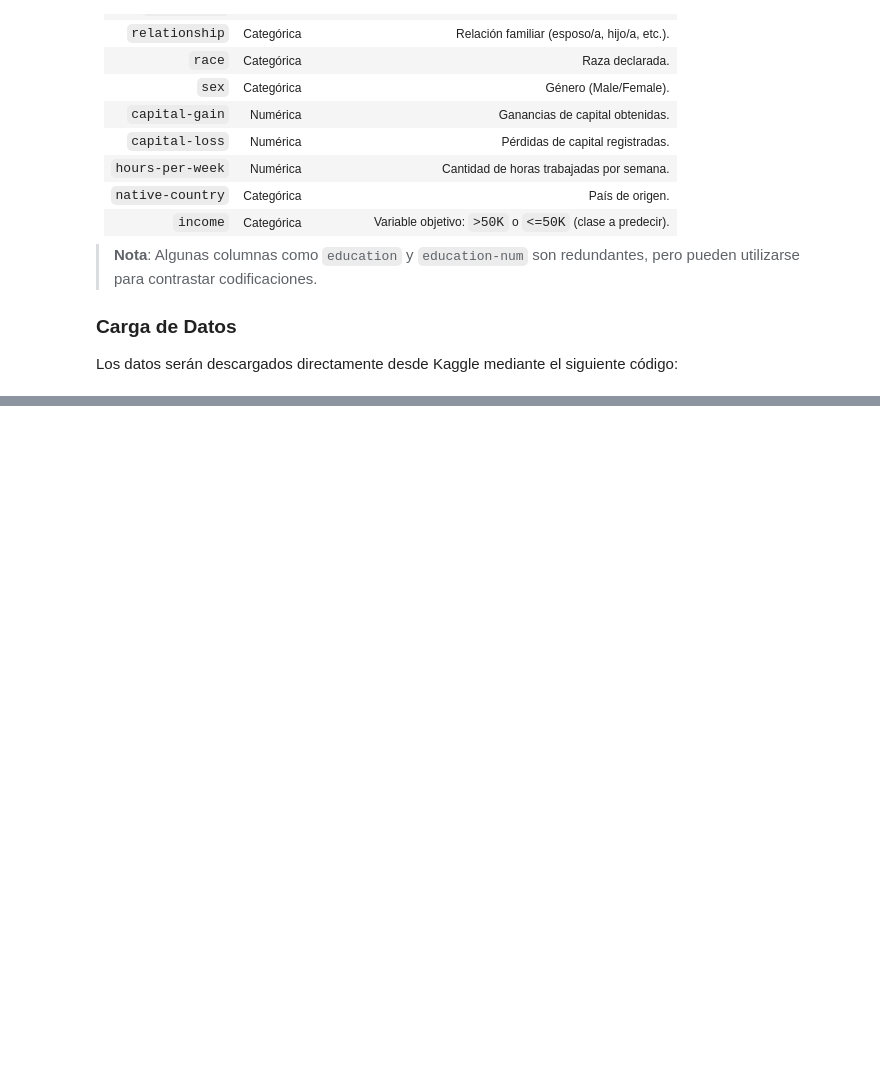
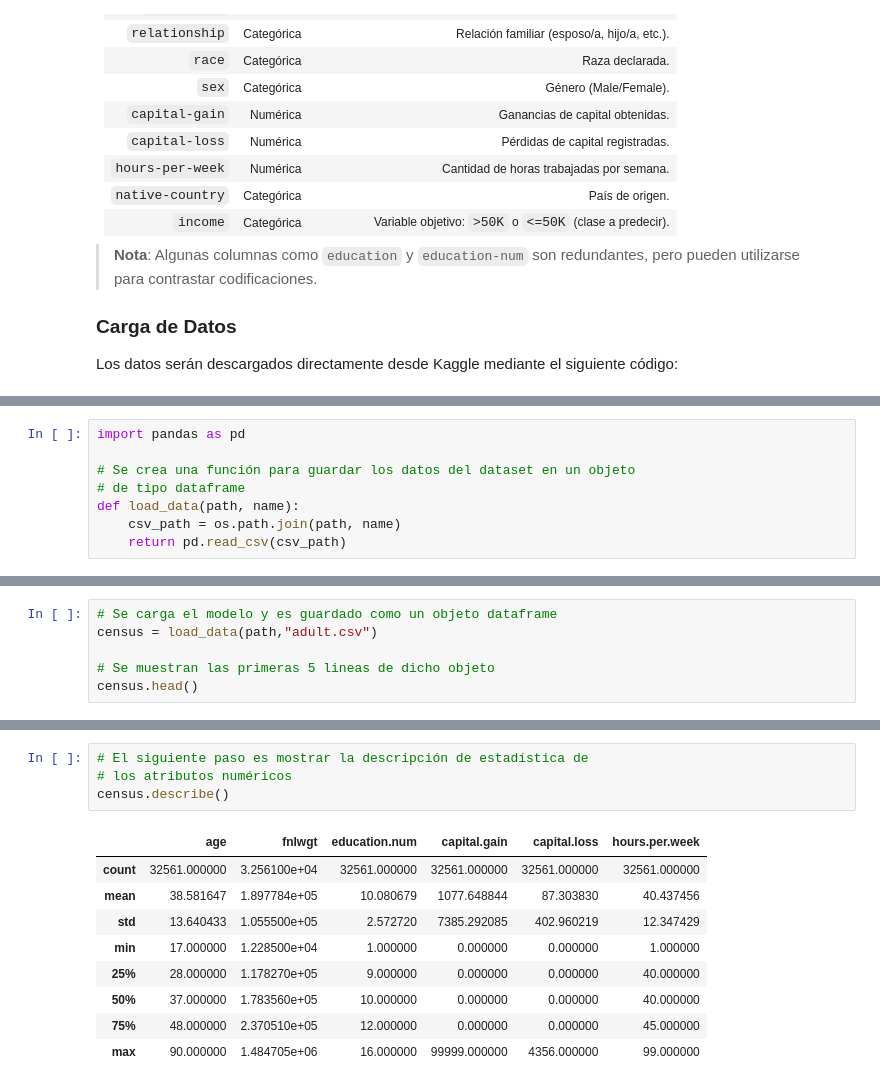
Before and after one commit to jquelas/adult_census_income, a Jupyter notebook: adult_census_income.ipynb, the cells around one changed output, grey strips where cells are left out. Saved outputs shown, nothing was run; the diff lists cells and outputs as text; blank space fills up the shorter version.

```diff
--- a/adult_census_income.ipynb
+++ b/adult_census_income.ipynb
@@ -122,0 +134,8 @@ Path to dataset files: C:\Users\George\.cache\kagglehub\datasets\uciml\adult-cen
+# %%
+import pandas as pd
+
+# Se crea una función para guardar los datos del dataset en un objeto
+# de tipo dataframe
+def load_data(path, name):
+    csv_path = os.path.join(path, name)
+    return pd.read_csv(csv_path)
@@ -122,0 +144,6 @@ Path to dataset files: C:\Users\George\.cache\kagglehub\datasets\uciml\adult-cen
+# %%
+# Se carga el modelo y es guardado como un objeto dataframe
+census = load_data(path,"adult.csv")
+
+# Se muestran las primeras 5 lineas de dicho objeto
+census.head()
@@ -122,0 +188,14 @@ Path to dataset files: C:\Users\George\.cache\kagglehub\datasets\uciml\adult-cen
+# %%
+# El siguiente paso es mostrar la descripción de estadística de
+# los atributos numéricos
+census.describe()
+# %% [output]
+|  | age | fnlwgt | education.num | capital.gain | capital.loss | hours.per.week |
+| count | 32561.000000 | 3.256100e+04 | 32561.000000 | 32561.000000 | 32561.000000 | 32561.000000 |
+| mean | 38.581647 | 1.897784e+05 | 10.080679 | 1077.648844 | 87.303830 | 40.437456 |
+| std | 13.640433 | 1.055500e+05 | 2.572720 | 7385.292085 | 402.960219 | 12.347429 |
+| min | 17.000000 | 1.228500e+04 | 1.000000 | 0.000000 | 0.000000 | 1.000000 |
+| 25% | 28.000000 | 1.178270e+05 | 9.000000 | 0.000000 | 0.000000 | 40.000000 |
+| 50% | 37.000000 | 1.783560e+05 | 10.000000 | 0.000000 | 0.000000 | 40.000000 |
+| 75% | 48.000000 | 2.370510e+05 | 12.000000 | 0.000000 | 0.000000 | 45.000000 |
+| max | 90.000000 | 1.484705e+06 | 16.000000 | 99999.000000 | 4356.000000 | 99.000000 |
```
Also changed, not shown: parts of 21 cells of this notebook.
